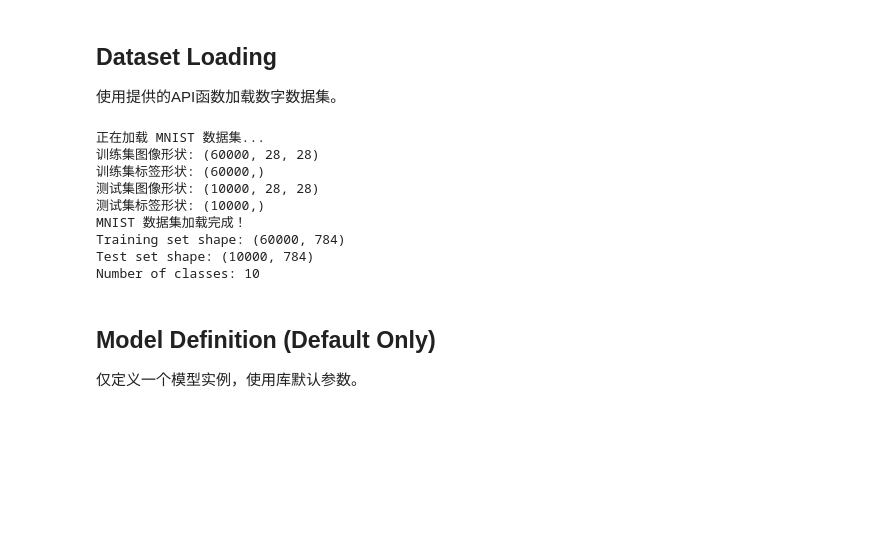
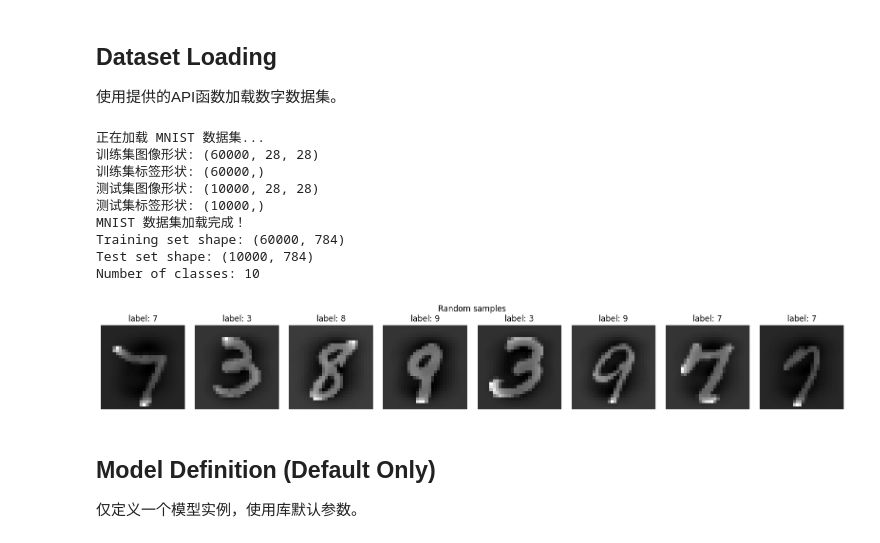
Before and after one commit to HengyuanWU/DL4CV, a Jupyter notebook: notebooks/part3_knn.ipynb, the cells around one changed output. Saved outputs shown, nothing was run; the diff lists cells and outputs as text; code cells hidden in the pictures; blank space fills up the shorter version.

```diff
--- a/notebooks/part3_knn.ipynb
+++ b/notebooks/part3_knn.ipynb
@@ -41,22 +41,46 @@ print("✓ 环境设置完成")
 ## Dataset Loading
 
 使用提供的API函数加载数字数据集。
-# %%
-# Load the digits dataset
-X_train, X_test, y_train, y_test, target_names = load_mnist_dataset()
-print(f"Training set shape: {X_train.shape}")
-print(f"Test set shape: {X_test.shape}")
-print(f"Number of classes: {len(target_names)}")
-# %% [output]
-正在加载 MNIST 数据集...
-训练集图像形状: (60000, 28, 28)
-训练集标签形状: (60000,)
-测试集图像形状: (10000, 28, 28)
-测试集标签形状: (10000,)
-MNIST 数据集加载完成！
-Training set shape: (60000, 784)
-Test set shape: (10000, 784)
-Number of classes: 10
+# %%
+# Load the mnist dataset
+X_train, X_test, y_train, y_test, target_names = load_mnist_dataset()
+print(f"Training set shape: {X_train.shape}")
+print(f"Test set shape: {X_test.shape}")
+print(f"Number of classes: {len(target_names)}")
+
+# 显示随机样本图像
+n_show = 8
+rng = np.random.RandomState(42)
+idx = rng.choice(len(X_train), size=n_show, replace=False)
+
+# 尝试推断方形尺寸
+n_features = X_train.shape[1]
+side = int(round(sqrt(n_features)))
+is_square = (side * side == n_features)
+
+fig, axes = plt.subplots(1, n_show, figsize=(2.0 * n_show, 2.4))
+for ax, i in zip(axes, idx):
+    ax.set_axis_off()
+    if is_square:
+        img = X_train[i].reshape(side, side)
+        ax.imshow(img, cmap='gray')
+        ax.set_title(f"label: {y_train[i]}")
+    else:
+        ax.text(0.5, 0.5, "非图像特征，无法还原为方形", ha='center', va='center')
+plt.suptitle("Random samples")
+plt.tight_layout()
+plt.show()
+# %% [output]
+正在加载 MNIST 数据集...
+训练集图像形状: (60000, 28, 28)
+训练集标签形状: (60000,)
+测试集图像形状: (10000, 28, 28)
+测试集标签形状: (10000,)
+MNIST 数据集加载完成！
+Training set shape: (60000, 784)
+Test set shape: (10000, 784)
+Number of classes: 10
+[figure, added]
 # %% [markdown]
 ## Model Definition (Default Only)
 
```
Also changed, not shown: parts of 9 cells of this notebook, 9 other files.
